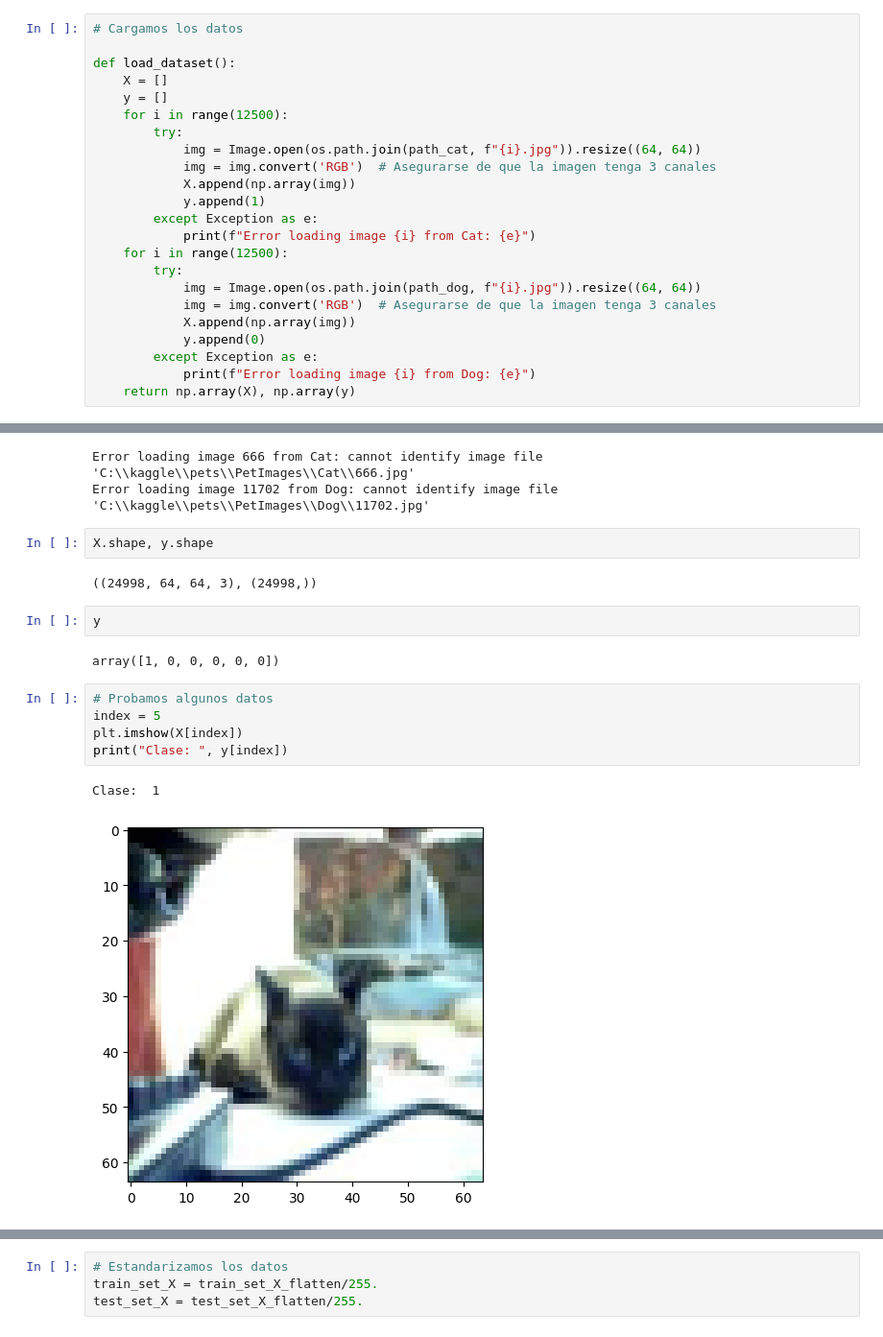
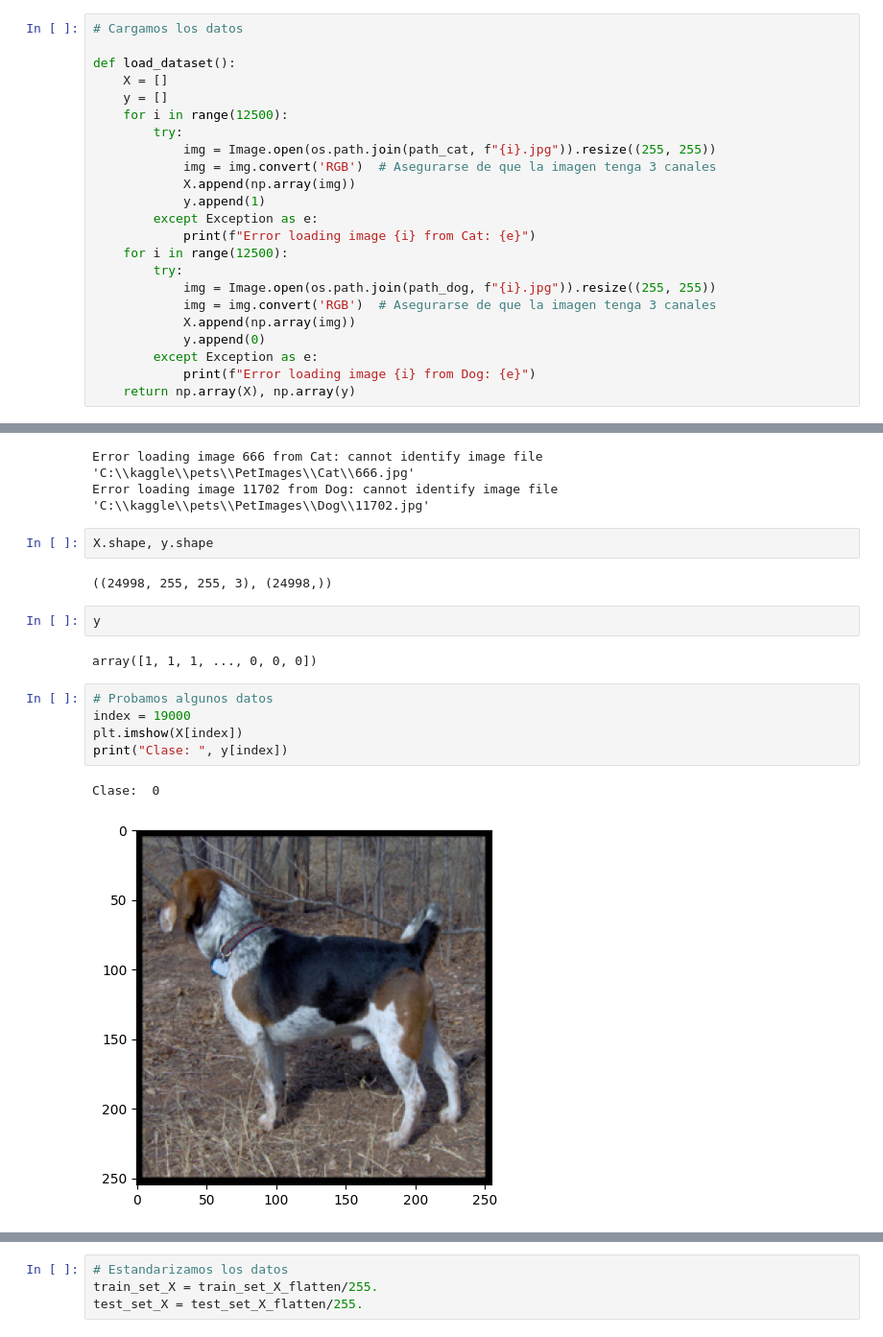
Before and after one commit to Defiant7426/classification_model, a Jupyter notebook: clasificationModel/model.ipynb, the cells around one changed output, grey strips where cells are left out. Shown at 96% size. Saved outputs shown, nothing was run; the diff lists cells and outputs as text.

```diff
--- a/clasificationModel/model.ipynb
+++ b/clasificationModel/model.ipynb
@@ -60,7 +60,7 @@ def load_dataset():
     y = []
     for i in range(12500):
         try:
-            img = Image.open(os.path.join(path_cat, f"{i}.jpg")).resize((64, 64))
+            img = Image.open(os.path.join(path_cat, f"{i}.jpg")).resize((255, 255))
             img = img.convert('RGB')  # Asegurarse de que la imagen tenga 3 canales
             X.append(np.array(img))
             y.append(1)
@@ -68,7 +68,7 @@ def load_dataset():
             print(f"Error loading image {i} from Cat: {e}")
     for i in range(12500):
         try:
-            img = Image.open(os.path.join(path_dog, f"{i}.jpg")).resize((64, 64))
+            img = Image.open(os.path.join(path_dog, f"{i}.jpg")).resize((255, 255))
             img = img.convert('RGB')  # Asegurarse de que la imagen tenga 3 canales
             X.append(np.array(img))
             y.append(0)
@@ -83,16 +83,16 @@ Error loading image 11702 from Dog: cannot identify image file 'C:\\kaggle\\pets
 # %%
 X.shape, y.shape
 # %% [output]
-((24998, 64, 64, 3), (24998,))
+((24998, 255, 255, 3), (24998,))
 # %%
 y
 # %% [output]
-array([1, 0, 0, 0, 0, 0])
+array([1, 1, 1, ..., 0, 0, 0])
 # %%
 # Probamos algunos datos
-index = 5
+index = 19000
 plt.imshow(X[index])
 print("Clase: ", y[index])
 # %% [output]
-Clase:  1
+Clase:  0
-[figure, old version]
+[figure, new version]
```
Also changed, not shown: parts of 8 cells of this notebook.
